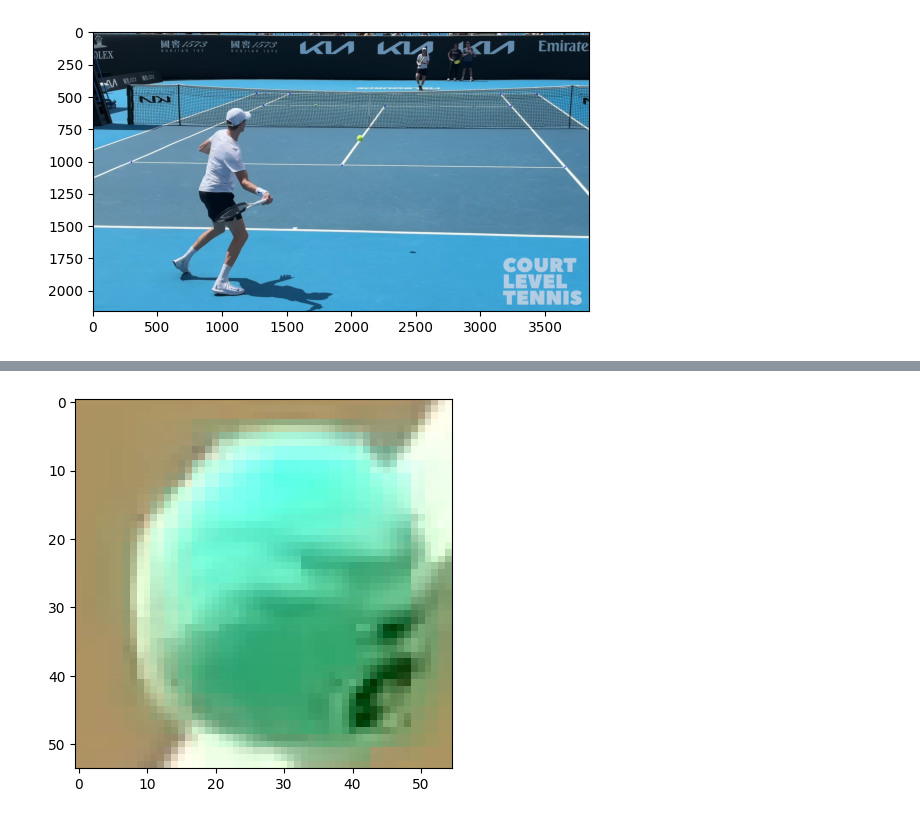
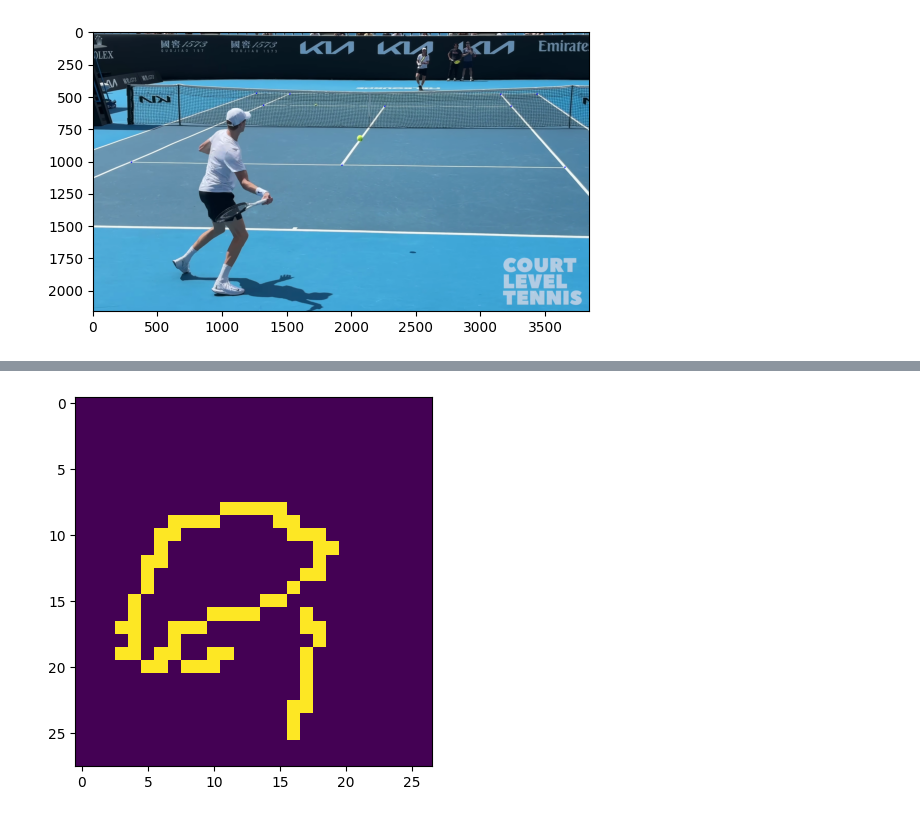
Before and after one commit to dcaustin33/sports_3d, a Jupyter notebook: sports_3d/homography/test.ipynb, the cells around one changed output, grey strips where cells are left out. Drawn from its saved outputs; the diff is of its cells as text; code cells hidden in the pictures.

```diff
--- a/sports_3d/homography/test.ipynb
+++ b/sports_3d/homography/test.ipynb
@@ -417,7 +417,6 @@ Solution 1:
 Selected solution 0: Camera at [  1.34398044  -1.79526099 -15.77006605]
 [figure]
 # %%
-import argparse
 from typing import Optional
 
 import cv2
@@ -440,7 +439,8 @@ def _detect_ball_hough(roi: np.ndarray, params: dict) -> Optional[tuple]:
     clahe = cv2.createCLAHE(clipLimit=2.0, tileGridSize=(8, 8))
     enhanced = clahe.apply(gray)
 
-    blurred = cv2.GaussianBlur(enhanced, (5, 5), 1.5)
+    # Bilateral filter preserves ball edges while smoothing text
+    blurred = cv2.bilateralFilter(enhanced, 9, 75, 75)
 
     roi_h, roi_w = roi.shape[:2]
     min_dist = max(roi_w, roi_h) // 2
@@ -451,7 +451,7 @@ def _detect_ball_hough(roi: np.ndarray, params: dict) -> Optional[tuple]:
         dp=1,
         minDist=min_dist,
         param1=50,
-        param2=20,
+        param2=25,  # Slightly higher threshold for stronger circle evidence
         minRadius=params['minRadius'],
         maxRadius=params['maxRadius']
     )
@@ -486,17 +486,15 @@ def _detect_ball_color(roi: np.ndarray, params: dict) -> Optional[tuple]:
     """
     hsv = cv2.cvtColor(roi, cv2.COLOR_BGR2HSV)
 
-    lower_yellow = np.array([25, 50, 50])
-    upper_yellow = np.array([85, 255, 255])
+    # Hue 25-85 covers yellow-green range typical of tennis balls
+    lower_green_yellow = np.array([25, 50, 50])
+    upper_green_yellow = np.array([85, 255, 255])
 
-    mask = cv2.inRange(hsv, lower_yellow, upper_yellow)
+    mask = cv2.inRange(hsv, lower_green_yellow, upper_green_yellow)
 
-    kernel = cv2.getStructuringElement(cv2.MORPH_ELLIPSE, (5, 5))
-    mask = cv2.morphologyEx(mask, cv2.MORPH_CLOSE, kernel, iterations=2)
-    mask = cv2.morphologyEx(mask, cv2.MORPH_OPEN, kernel, iterations=1)
-
-    plt.imshow(mask)
-    plt.show()
+    # Fill holes from black text with morphological closing
+    kernel = cv2.getStructuringElement(cv2.MORPH_ELLIPSE, (7, 7))
+    mask = cv2.morphologyEx(mask, cv2.MORPH_CLOSE, kernel)
 
     contours, _ = cv2.findContours(mask, cv2.RETR_EXTERNAL, cv2.CHAIN_APPROX_SIMPLE)
 
@@ -510,7 +508,7 @@ def _detect_ball_color(roi: np.ndarray, params: dict) -> Optional[tuple]:
 
     for contour in contours:
         area = cv2.contourArea(contour)
-        if area < 100:
+        if area < 10:
             continue
 
         (x, y), radius = cv2.minEnclosingCircle(contour)
@@ -518,10 +516,14 @@ def _detect_ball_color(roi: np.ndarray, params: dict) -> Optional[tuple]:
         if not (params['minRadius'] <= radius <= params['maxRadius']):
             continue
 
-        perimeter = cv2.arcLength(contour, True)
-        if perimeter == 0:
+        # Use convex hull for circularity to handle irregular contours from text
+        hull = cv2.convexHull(contour)
+        hull_area = cv2.contourArea(hull)
+        hull_perimeter = cv2.arcLength(hull, True)
+
+        if hull_perimeter == 0:
             continue
-        circularity = 4 * np.pi * area / (perimeter ** 2)
+        circularity = 4 * np.pi * hull_area / (hull_perimeter ** 2)
 
         center_dist = np.sqrt((x - roi_center[0])**2 + (y - roi_center[1])**2)
         score = circularity * area / (center_dist + 1)
@@ -531,6 +533,25 @@ def _detect_ball_color(roi: np.ndarray, params: dict) -> Optional[tuple]:
             best_contour = (float(x), float(y), float(radius))
 
     return best_contour if best_score > 0 else None
+
+def refine_with_edges(image):
+    gray = cv2.cvtColor(image, cv2.COLOR_BGR2GRAY)
+    edges = cv2.Canny(gray, 50, 150)
+
+    plt.imshow(edges)
+    plt.show()
+
+    # Find contours
+    contours, _ = cv2.findContours(edges, cv2.RETR_EXTERNAL, cv2.CHAIN_APPROX_SIMPLE)
+
+    if contours:
+        # Combine all edge points
+        all_points = np.vstack(contours)
+        (x, y), radius = cv2.minEnclosingCircle(all_points)
+        x, y, radius = int(x), int(y), int(radius)
+        return (x-radius, y-radius, 2*radius, 2*radius)
+
+    return None
 
 
 def refined_tennis_ball_box(
@@ -543,11 +564,9 @@ def refined_tennis_ball_box(
     Args:
         box: Bounding box [(x1, y1), (x2, y2)] in pixel coordinates
         image: Image array in BGR format (OpenCV standard)
-        min_ball_size: Minimum expected ball radius in pixels
-        max_ball_size: Maximum expected ball radius in pixels
 
     Returns:
-        Refined box [(x1, y1), (x2, y2)] or original box if refinement fails
+        Refined box [(x1, y1), (x2, y2)] or original box if all refinement methods fail
     """
     (x1, y1), (x2, y2) = box
     x1, y1, x2, y2 = int(x1), int(y1), int(x2), int(y2)
@@ -578,6 +597,21 @@ def refined_tennis_ball_box(
         result = _detect_ball_color(roi, params)
 
     if result is None:
+        print("refining_edges")
+        edge_box = refine_with_edges(roi)
+        if edge_box is not None:
+            edge_x1, edge_y1, edge_w, edge_h = edge_box
+            refined_x1 = int(max(0, x1 + edge_x1))
+            refined_y1 = int(max(0, y1 + edge_y1))
+            refined_x2 = int(min(w, x1 + edge_x1 + edge_w))
+            refined_y2 = int(min(h, y1 + edge_y1 + edge_h))
+
+            original_area = (x2 - x1) * (y2 - y1)
+            refined_area = (refined_x2 - refined_x1) * (refined_y2 - refined_y1)
+
+            if refined_area <= original_area * 1.05 and refined_area >= original_area * 0.3:
+                return [(refined_x1, refined_y1), (refined_x2, refined_y2)]
+
         return box
 
     cx_roi, cy_roi, radius = result
@@ -603,13 +637,15 @@ def refined_tennis_ball_box(
 
     return [(refined_x1, refined_y1), (refined_x2, refined_y2)]
 
-bbox = read_txt_file("/Users/derek/Desktop/sports_3d/data/sinner_ruud_bbox/frame_004200_t70.000s_bbox.txt")
-image = cv2.imread("/Users/derek/Desktop/sports_3d/data/sinner_ruud_Frames/frame_004200_t70.000s.png")
+bbox = read_txt_file("/Users/derek/Desktop/sports_3d/data/sinner_ruud_bbox/frame_004249_t70.817s_bbox.txt")
+image = cv2.imread("/Users/derek/Desktop/sports_3d/data/sinner_ruud_Frames/frame_004249_t70.817s.png")
 # image = cv2.cvtColor(image, cv2.COLOR_BGR2RGB)
 print(bbox[0].split())
 bbox = [list(map(float, line.split())) for line in bbox]
 image_height, image_width, _ = image.shape
 bbox = bbox[0][1:]
+bbox[2] = bbox[2] * 1.5
+bbox[3] = bbox[3] * 1.5
 x = int(bbox[0] * image_width - bbox[2] * (image_width / 2))
 y = int(bbox[1] * image_height - bbox[3] * image_height / 2)
 x2 = int(bbox[0] * image_width + bbox[2] * image_width / 2)
@@ -617,9 +653,10 @@ y2 = int(bbox[1] * image_height + bbox[3] * image_height / 2)
 bbox = [(x, y), (x2, y2)]
 extracted_image = image[y:y2, x:x2]
 
+print(bbox)
 refined_bbox = refined_tennis_ball_box(bbox, image)
 refined_extracted = image[refined_bbox[0][1]:refined_bbox[1][1], refined_bbox[0][0]:refined_bbox[1][0]]
-
+print("refined_bbox", refined_bbox)
 
 plt.imshow(extracted_image)
 plt.show()
@@ -631 +670 @@ result (31.5, 29.5, 21.600000381469727)
-[figure, old version]
+[figure, new version]
```
Also changed, not shown: parts of 1 cell of this notebook, 2 other files.
